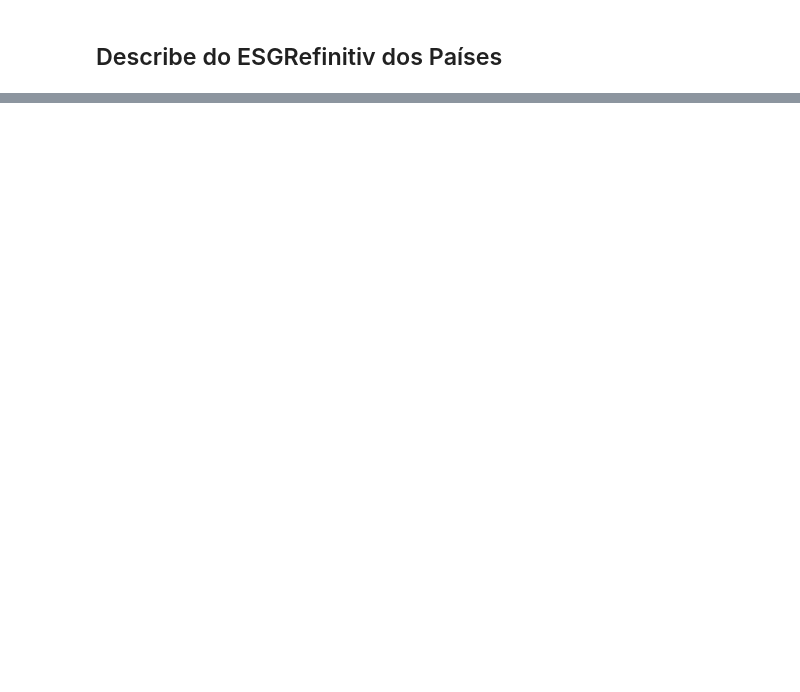
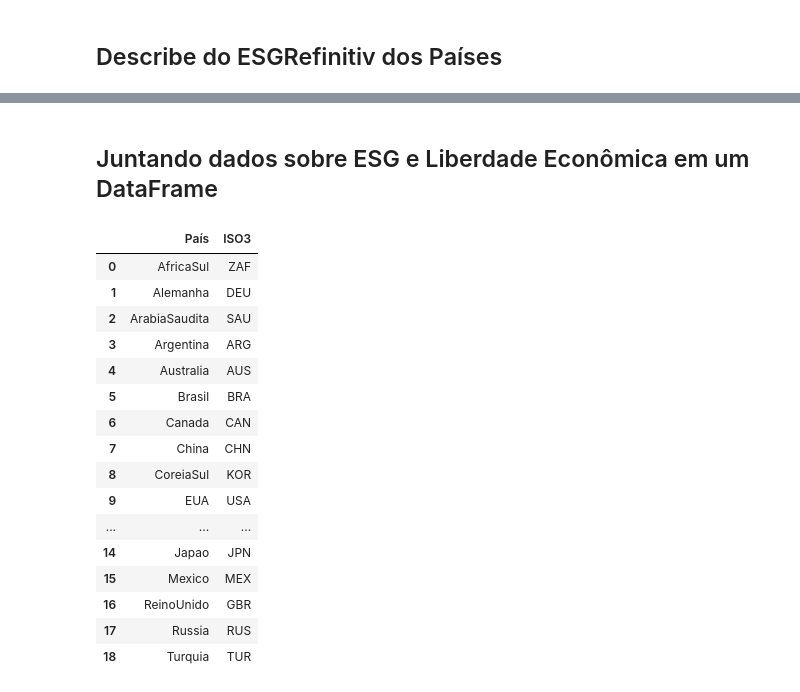
Before and after one commit to hertzrafael/pibic_economy_fii_ile, a Jupyter notebook: main.ipynb, the cells around one changed output, grey strips where cells are left out. Drawn from its saved outputs; the diff is of its cells as text; code cells hidden in the pictures; blank space fills up the shorter version.

```diff
--- a/main.ipynb
+++ b/main.ipynb
@@ -169,3 +160,26 @@ country_esg_refinitiv_describe
 | 18 | Turquia | 262.0 | 54.188248 | 24.153554 | 1.332622e+00 | 36.011825 | 61.733072 | 72.135201 | 92.815514 |
 # %%
 country_esg_refinitiv_describe.to_excel('results/paises_dados_descritivos_refinitiv.xlsx', index=False)
+# %% [markdown]
+## Juntando dados sobre ESG e Liberdade Econômica em um DataFrame
+# %%
+countries_iso_code_three = pd.read_csv('files/countries_iso_code_3.csv')
+countries_iso_code_three
+# %% [output]
+|  | País | ISO3 |
+| 0 | AfricaSul | ZAF |
+| 1 | Alemanha | DEU |
+| 2 | ArabiaSaudita | SAU |
+| 3 | Argentina | ARG |
+| 4 | Australia | AUS |
+| 5 | Brasil | BRA |
+| 6 | Canada | CAN |
+| 7 | China | CHN |
+| 8 | CoreiaSul | KOR |
+| 9 | EUA | USA |
+| ... | ... | ... |
+| 14 | Japao | JPN |
+| 15 | Mexico | MEX |
+| 16 | ReinoUnido | GBR |
+| 17 | Russia | RUS |
+| 18 | Turquia | TUR |
```
Also changed, not shown: parts of 9 cells of this notebook, 1 other file.
